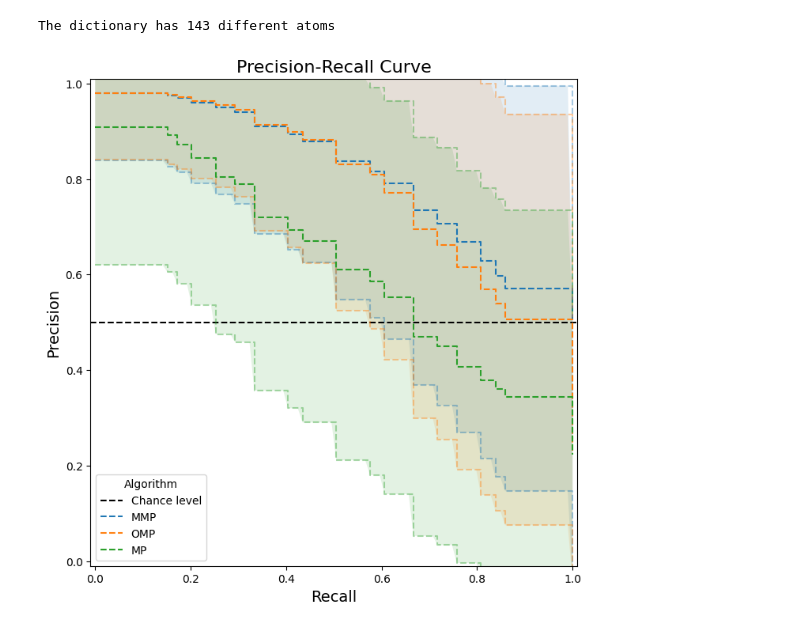
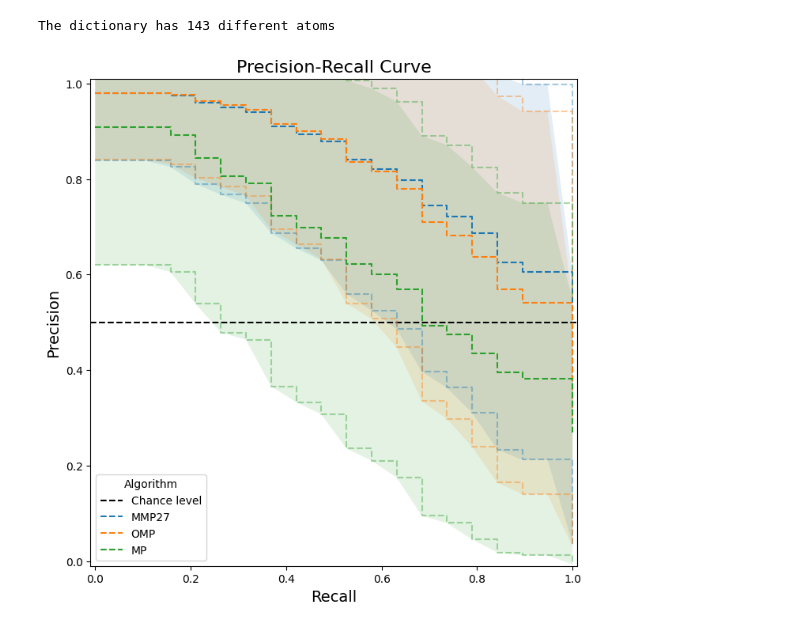
Before and after one commit to yanisgomes/csc, a Jupyter notebook: icassp/prc_plot_results.ipynb, the cells around one changed output. Cells and saved outputs as stored; diff of their text form; code cells hidden in the pictures.

```diff
--- a/icassp/prc_plot_results.ipynb
+++ b/icassp/prc_plot_results.ipynb
@@ -45,13 +70,13 @@ workbench.load_data()
 workbench.set_dictionary(dictionary)
 # %%
 workbench.plotPRCurvesFromDB(
-    MMP=path_to_prc_mmpdf_db,
+    MMP27=path_to_prc_mmpdf27_db,
     OMP=path_to_prc_omp_db,
     MP=path_to_prc_mp_db,
-    n_samples=100,
-    max_sparsity=30
+    n_samples=20,
+    max_sparsity=20
     )
 # %% [output]
-[figure, old version]
+[figure, new version]
 # %%
 workbench.plotPRCurvesFromDB(
```
Also changed, not shown: parts of 6 cells of this notebook, 2 other files.
